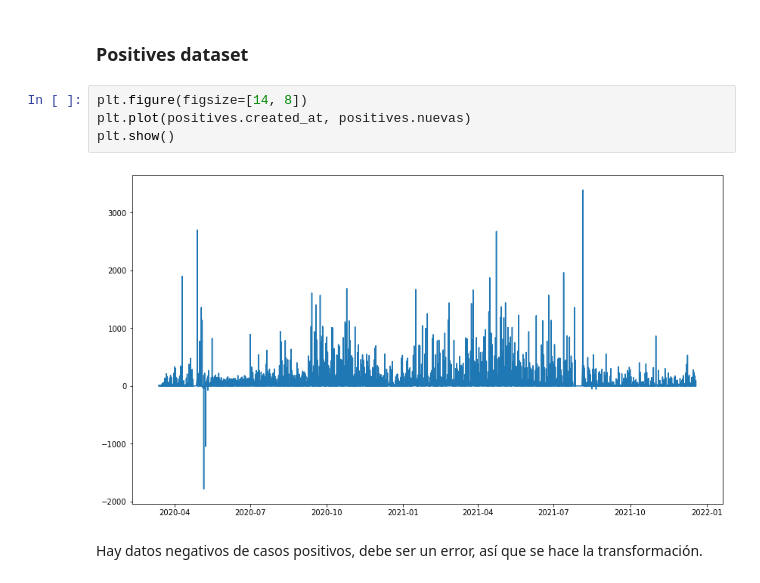
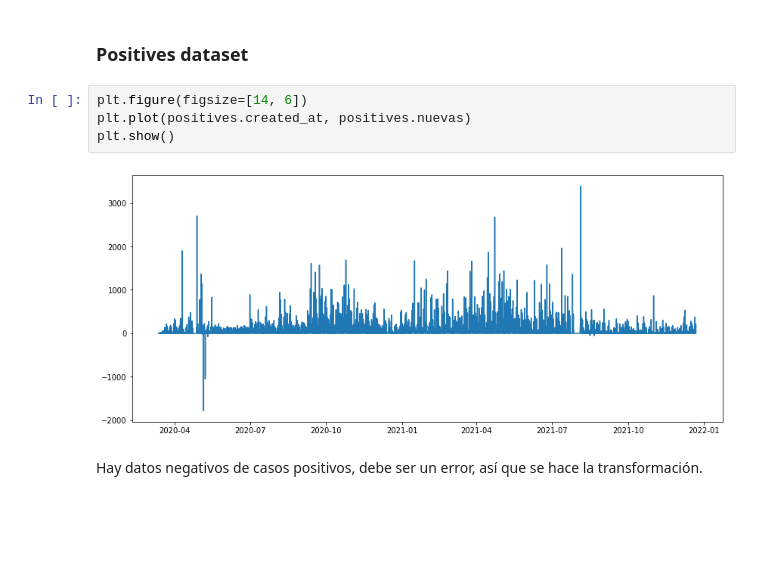
Before and after one commit to anthonymanotoa/covid-ec, a Jupyter notebook: notebooks/1.1-covid-data_process.ipynb, the cells around one changed output. Cells and saved outputs as stored; diff of their text form; blank space fills up the shorter version.

```diff
--- a/notebooks/1.1-covid-data_process.ipynb
+++ b/notebooks/1.1-covid-data_process.ipynb
@@ -69,11 +69,11 @@ Se busca posibles errores (números fuera de lo común o negativos).
 # %% [markdown]
 ### Positives dataset
 # %%
-plt.figure(figsize=[14, 8])
+plt.figure(figsize=[14, 6])
 plt.plot(positives.created_at, positives.nuevas)
 plt.show()
 # %% [output]
-[figure, old version]
+[figure, new version]
 # %% [markdown]
 Hay datos negativos de casos positivos, debe ser un error, así que se hace la transformación.
 # %%
```
Also changed, not shown: parts of 10 cells of this notebook, 16 other files.
